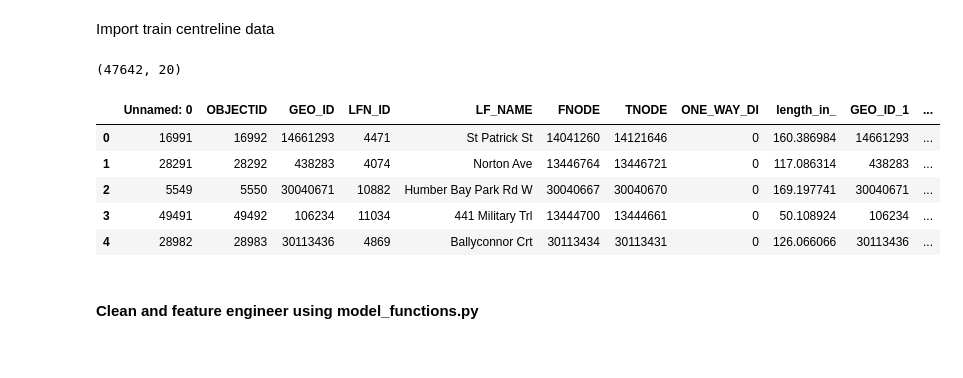
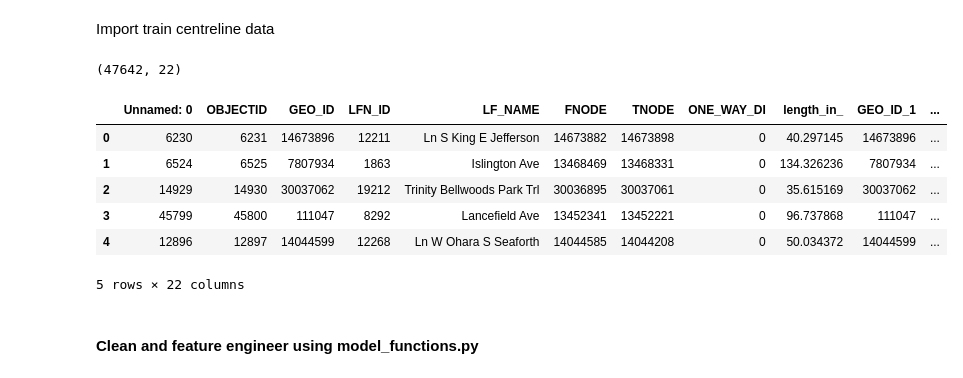
Before and after one commit to KeaganHRankin/Cycle-Classifier, a Jupyter notebook: model/road_feature_model.ipynb, the cells around one changed output. Drawn from its saved outputs; the diff is of its cells as text; code cells hidden in the pictures.

```diff
--- a/model/road_feature_model.ipynb
+++ b/model/road_feature_model.ipynb
@@ -13,17 +13,18 @@ plt.style.use('seaborn-colorblind')
 # %% [markdown]
 Import train centreline data
 # %%
-train_data = pd.read_csv('C:/Users/Keagan Rankin/Documents/PycharmProj/data/training_data/centreline_train.csv')
+train_data = pd.read_csv('C:/Users/Keagan Rankin/Documents/PycharmProj/data/training_data/centreline_train_spatial.csv')
 print(train_data.shape)
 train_data.head()
 # %% [output]
-(47642, 20)
+(47642, 22)
 |  | Unnamed: 0 | OBJECTID | GEO_ID | LFN_ID | LF_NAME | FNODE | TNODE | ONE_WAY_DI | length_in_ | GEO_ID_1 | ... |
-| 0 | 16991 | 16992 | 14661293 | 4471 | St Patrick St | 14041260 | 14121646 | 0 | 160.386984 | 14661293 | ... |
-| 1 | 28291 | 28292 | 438283 | 4074 | Norton Ave | 13446764 | 13446721 | 0 | 117.086314 | 438283 | ... |
-| 2 | 5549 | 5550 | 30040671 | 10882 | Humber Bay Park Rd W | 30040667 | 30040670 | 0 | 169.197741 | 30040671 | ... |
-| 3 | 49491 | 49492 | 106234 | 11034 | 441 Military Trl | 13444700 | 13444661 | 0 | 50.108924 | 106234 | ... |
-| 4 | 28982 | 28983 | 30113436 | 4869 | Ballyconnor Crt | 30113434 | 30113431 | 0 | 126.066066 | 30113436 | ... |
+| 0 | 6230 | 6231 | 14673896 | 12211 | Ln S King E Jefferson | 14673882 | 14673898 | 0 | 40.297145 | 14673896 | ... |
+| 1 | 6524 | 6525 | 7807934 | 1863 | Islington Ave | 13468469 | 13468331 | 0 | 134.326236 | 7807934 | ... |
+| 2 | 14929 | 14930 | 30037062 | 19212 | Trinity Bellwoods Park Trl | 30036895 | 30037061 | 0 | 35.615169 | 30037062 | ... |
+| 3 | 45799 | 45800 | 111047 | 8292 | Lancefield Ave | 13452341 | 13452221 | 0 | 96.737868 | 111047 | ... |
+| 4 | 12896 | 12897 | 14044599 | 12268 | Ln W Ohara S Seaforth | 14044585 | 14044208 | 0 | 50.034372 | 14044599 | ... |
+5 rows × 22 columns
 # %% [markdown]
 #### Clean and feature engineer using model_functions.py
 # %% [markdown]
```
Also changed, not shown: parts of 13 cells of this notebook, 2 other files.
